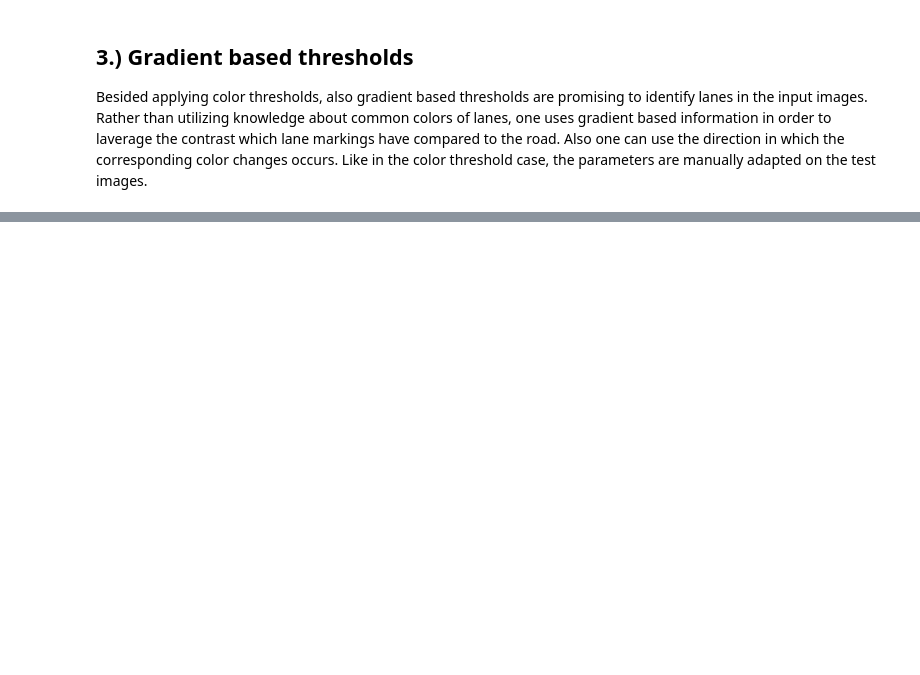
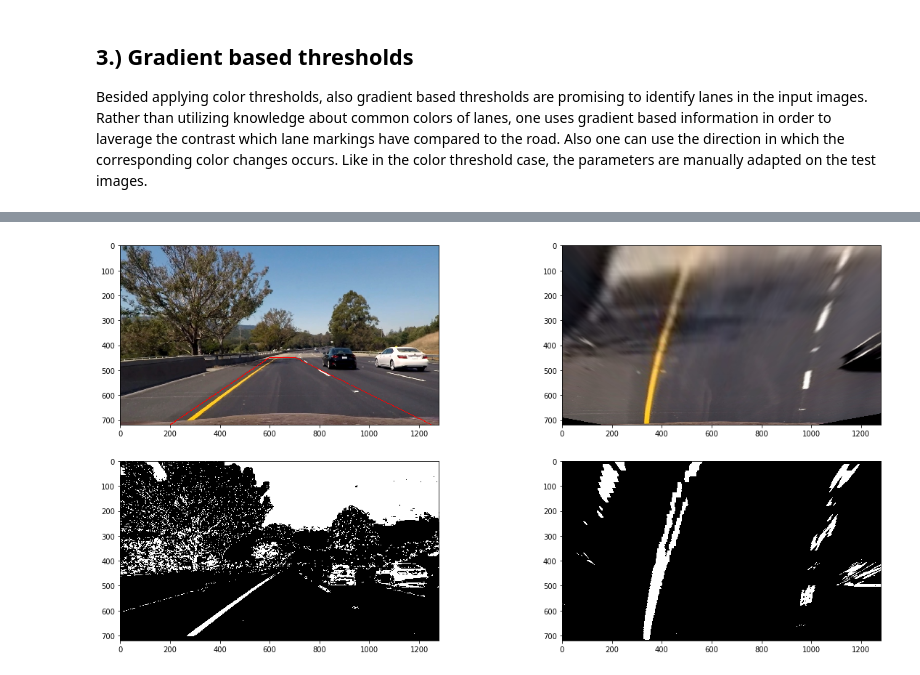
Before and after one commit to dschmoeller/02AdvancedLaneFinding, a Jupyter notebook: CarND-Advanced-Lane-Lines/P2.ipynb, the cells around one changed output, grey strips where cells are left out. Drawn from its saved outputs; the diff is of its cells as text; code cells hidden in the pictures; blank space fills up the shorter version.

```diff
--- a/CarND-Advanced-Lane-Lines/P2.ipynb
+++ b/CarND-Advanced-Lane-Lines/P2.ipynb
@@ -208,0 +306,45 @@ plt.imshow(colorGradCombBinary, cmap="gray");
+# %%
+# Unwarp image
+# --> 1.) Define (eyeball) transformation points
+leftBottom = (imageShape[1], 200)
+rightBottom = (imageShape[1], 1250)
+leftTop = (450, 600)
+rightTop = (450, 700)
+leftBottomTarget = (imageShape[1], 300)
+rightBottomTarget = (imageShape[1], 1000)
+leftTopTarget = (0, 300)
+rightTopTarget = (0, 1000)
+src = np.float32([[leftBottom[1], leftBottom[0]],
+                  [leftTop[1], leftTop[0]],
+                  [rightTop[1], rightTop[0]],
+                  [rightBottom[1], rightBottom[0]]])
+dst = np.float32([[leftBottomTarget[1], leftBottomTarget[0]],
+                  [leftTopTarget[1], leftTopTarget[0]],
+                  [rightTopTarget[1], rightTopTarget[0]],
+                  [rightBottomTarget[1], rightBottomTarget[0]]])
+# --> 2.) Calculate the perspective transormation matrix
+M = cv2.getPerspectiveTransform(src, dst)
+# --> 3.) Apply the transformation matrix
+warpedImg = cv2.warpPerspective(colorGradCombBinary, M, imageShape)
+warpedImgColor = cv2.warpPerspective(testImgUndistort, M, imageShape)
+
+# Visualization
+# Draw ROI using helper function
+imgWarpVizColor = np.copy(testImgUndistort)
+imgWarpViz = np.copy(colorGradCombBinary)
+line1 = [(leftBottom[1], leftBottom[0], rightBottom[1], rightBottom[0])]
+line2 = [(leftBottom[1], leftBottom[0], leftTop[1], leftTop[0])]
+line3 = [(rightBottom[1], rightBottom[0], rightTop[1], rightTop[0])]
+line4 = [(leftTop[1], leftTop[0], rightTop[1], rightTop[0])]
+lines = [line1, line2, line3, line4]
+draw_lines(imgWarpVizColor, lines)
+#draw_lines(imgWarpViz, lines)
+
+# Plot the binary maps
+fig, axs = plt.subplots(2, 2, figsize=(20,10))
+axs[0,0].imshow(imgWarpVizColor)
+axs[0,1].imshow(warpedImgColor)
+axs[1,0].imshow(imgWarpViz, cmap="gray")
+axs[1,1].imshow(warpedImg, cmap="gray");
+# %% [output]
+[figure, added]
```
Also changed, not shown: parts of 8 cells of this notebook.
